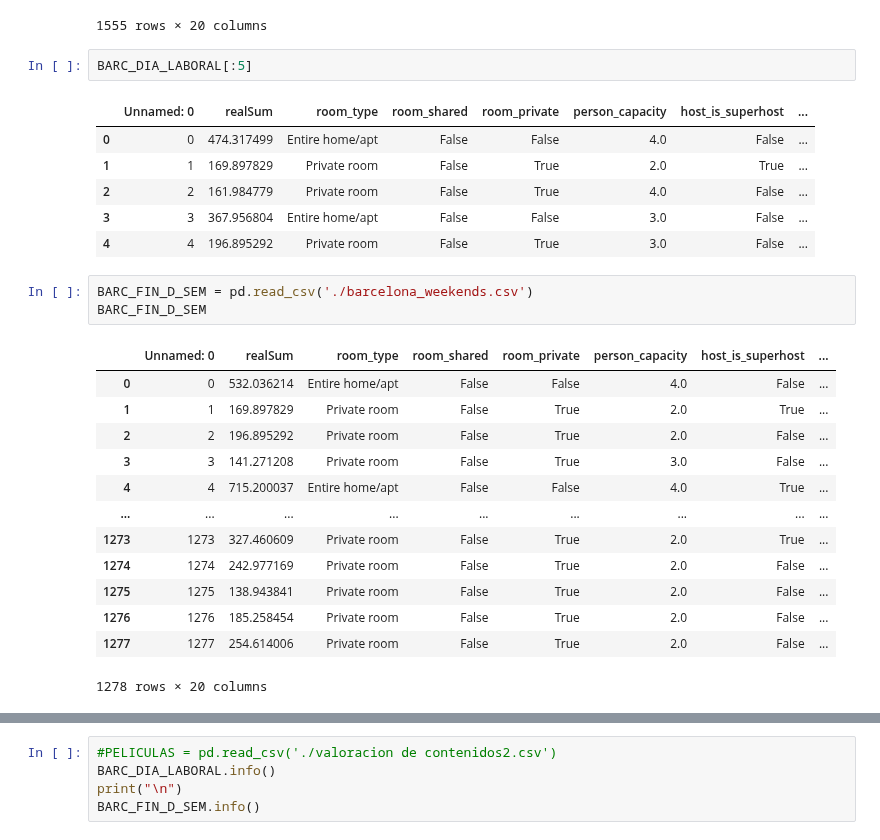
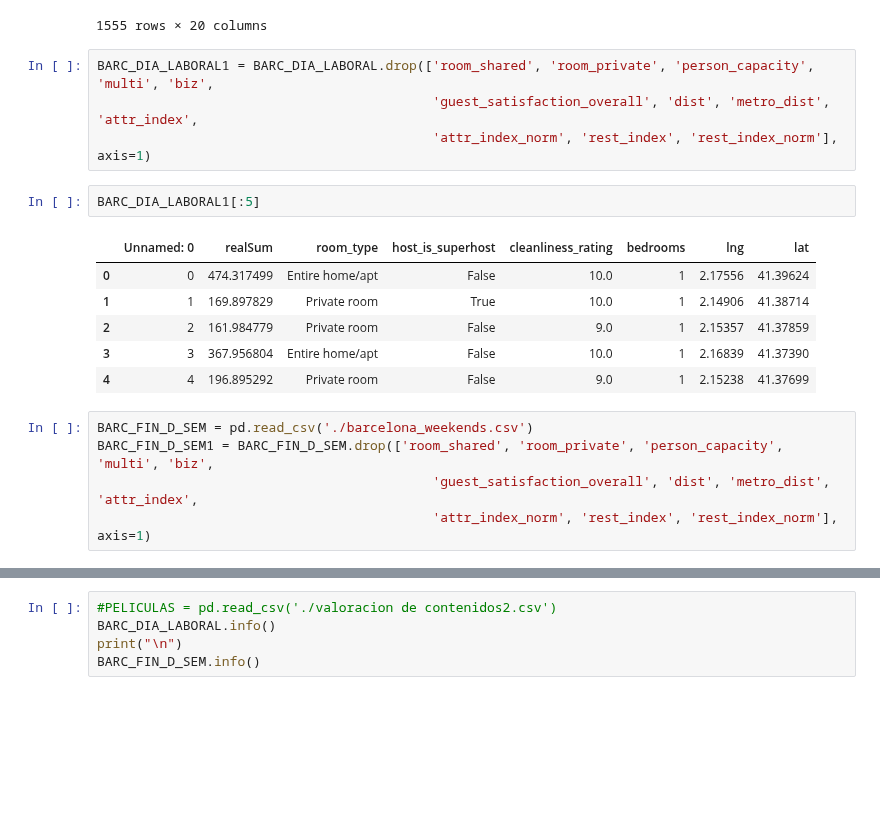
Before and after one commit to AlvaroMaya/Trabajo-IE, a Jupyter notebook: Proyecto IE - Airbnb.ipynb, the cells around one changed output, grey strips where cells are left out. Saved outputs shown, nothing was run; the diff lists cells and outputs as text; blank space fills up the shorter version.

```diff
--- a/Proyecto IE - Airbnb.ipynb
+++ b/Proyecto IE - Airbnb.ipynb
@@ -43,30 +43,22 @@ BARC_DIA_LABORAL
 | 1553 | 1553 | 1770.661205 | Entire home/apt | False | False | 6.0 | True | ... |
 | 1554 | 1554 | 543.905788 | Entire home/apt | False | False | 4.0 | False | ... |
 1555 rows × 20 columns
+# %%
+BARC_DIA_LABORAL1 = BARC_DIA_LABORAL.drop(['room_shared', 'room_private', 'person_capacity', 'multi', 'biz',
+                                           'guest_satisfaction_overall', 'dist', 'metro_dist', 'attr_index',
+                                           'attr_index_norm', 'rest_index', 'rest_index_norm'], axis=1)
 # %%
-BARC_DIA_LABORAL[:5]
+BARC_DIA_LABORAL1[:5]
 # %% [output]
-|  | Unnamed: 0 | realSum | room_type | room_shared | room_private | person_capacity | host_is_superhost | ... |
-| 0 | 0 | 474.317499 | Entire home/apt | False | False | 4.0 | False | ... |
-| 1 | 1 | 169.897829 | Private room | False | True | 2.0 | True | ... |
-| 2 | 2 | 161.984779 | Private room | False | True | 4.0 | False | ... |
-| 3 | 3 | 367.956804 | Entire home/apt | False | False | 3.0 | False | ... |
-| 4 | 4 | 196.895292 | Private room | False | True | 3.0 | False | ... |
+|  | Unnamed: 0 | realSum | room_type | host_is_superhost | cleanliness_rating | bedrooms | lng | lat |
+| 0 | 0 | 474.317499 | Entire home/apt | False | 10.0 | 1 | 2.17556 | 41.39624 |
+| 1 | 1 | 169.897829 | Private room | True | 10.0 | 1 | 2.14906 | 41.38714 |
+| 2 | 2 | 161.984779 | Private room | False | 9.0 | 1 | 2.15357 | 41.37859 |
+| 3 | 3 | 367.956804 | Entire home/apt | False | 10.0 | 1 | 2.16839 | 41.37390 |
+| 4 | 4 | 196.895292 | Private room | False | 9.0 | 1 | 2.15238 | 41.37699 |
 # %%
 BARC_FIN_D_SEM = pd.read_csv('./barcelona_weekends.csv')
-BARC_FIN_D_SEM
+BARC_FIN_D_SEM1 = BARC_FIN_D_SEM.drop(['room_shared', 'room_private', 'person_capacity', 'multi', 'biz',
+                                           'guest_satisfaction_overall', 'dist', 'metro_dist', 'attr_index',
+                                           'attr_index_norm', 'rest_index', 'rest_index_norm'], axis=1)
-# %% [output]
-|  | Unnamed: 0 | realSum | room_type | room_shared | room_private | person_capacity | host_is_superhost | ... |
-| 0 | 0 | 532.036214 | Entire home/apt | False | False | 4.0 | False | ... |
-| 1 | 1 | 169.897829 | Private room | False | True | 2.0 | True | ... |
-| 2 | 2 | 196.895292 | Private room | False | True | 2.0 | False | ... |
-| 3 | 3 | 141.271208 | Private room | False | True | 3.0 | False | ... |
-| 4 | 4 | 715.200037 | Entire home/apt | False | False | 4.0 | True | ... |
-| ... | ... | ... | ... | ... | ... | ... | ... | ... |
-| 1273 | 1273 | 327.460609 | Private room | False | True | 2.0 | True | ... |
-| 1274 | 1274 | 242.977169 | Private room | False | True | 2.0 | False | ... |
-| 1275 | 1275 | 138.943841 | Private room | False | True | 2.0 | False | ... |
-| 1276 | 1276 | 185.258454 | Private room | False | True | 2.0 | False | ... |
-| 1277 | 1277 | 254.614006 | Private room | False | True | 2.0 | False | ... |
-1278 rows × 20 columns
 # %%
```
Also changed, not shown: parts of 2 cells of this notebook.
